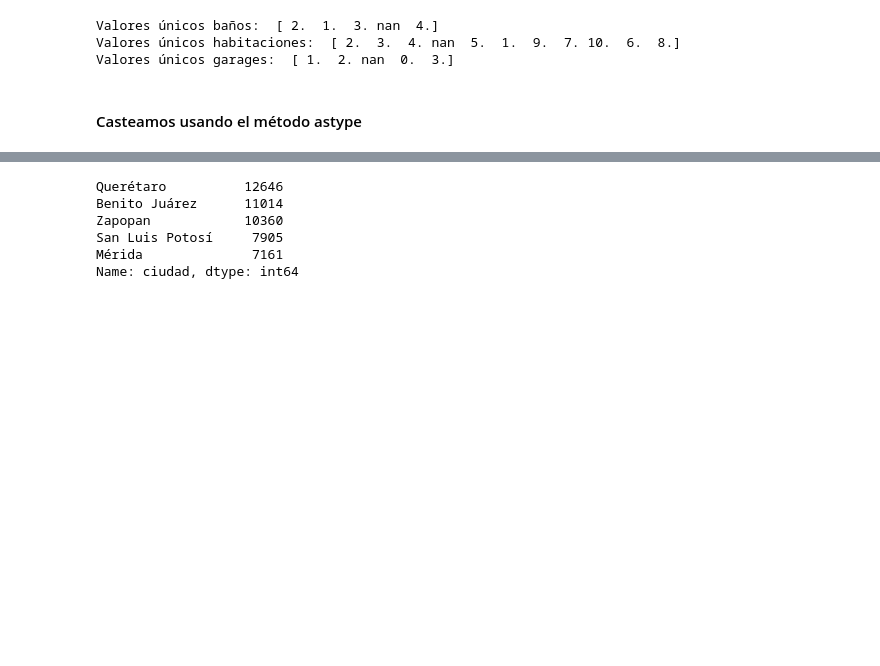
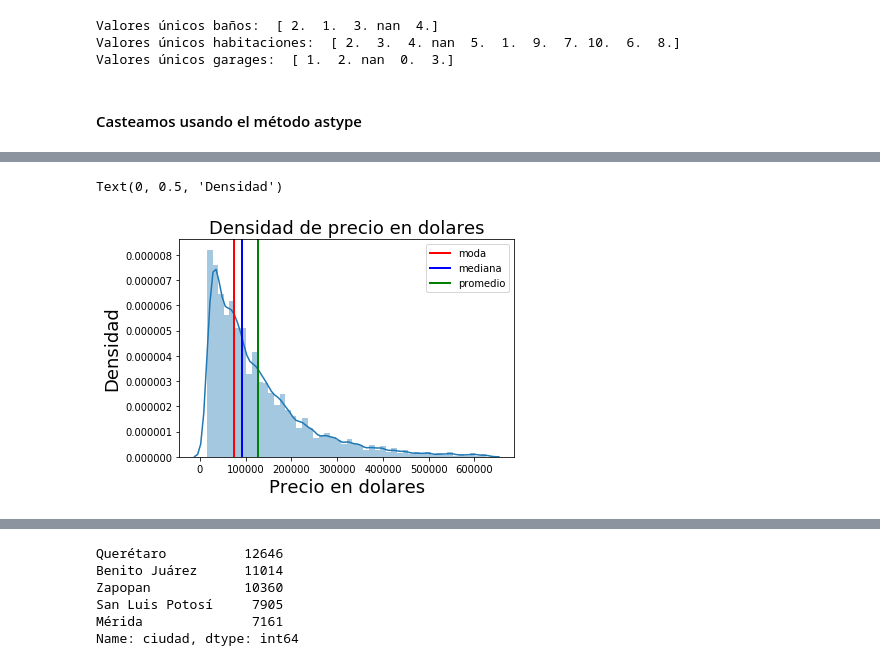
Before and after one commit to blukitas/groupby-banco-, a Jupyter notebook: Tp1/01-zona-prop-pandas.ipynb, the cells around one changed output, grey strips where cells are left out. Drawn from its saved outputs; the diff is of its cells as text; code cells hidden in the pictures; blank space fills up the shorter version.

```diff
--- a/Tp1/01-zona-prop-pandas.ipynb
+++ b/Tp1/01-zona-prop-pandas.ipynb
@@ -166,0 +157,20 @@ len(s_attr_methods & df_attr_methods) #they share 400 methods
+# %%
+# Plotteamos un density plot para el precio.
+promedio=df['precio_usd'].mean()
+mediana=df['precio_usd'].median()
+moda=df['precio_usd'].mode().get_values()[0]
+
+ax_hist = sns.distplot(df['precio_usd'])
+ax_hist.axvline(moda, color='r', linestyle='-',lw=2)
+ax_hist.axvline(mediana, color='b', linestyle='-',lw=2)
+ax_hist.axvline(promedio, color='g', linestyle='-',lw=2)
+ax_hist.legend(['moda','mediana','promedio'])
+ax_hist.set_title("Densidad de precio en dolares", fontsize=18)
+ax_hist.set_xlabel("Precio en dolares",fontsize=18)
+ax_hist.set_ylabel("Densidad", fontsize=18)
+
+# Vemos que es una distribución asimetríca positiva. Esto se da porque Mean>Me>Mo.
+# Hay que extraerle más jugo a ese dato.
+# %% [output]
+Text(0, 0.5, 'Densidad')
+[figure, added]
```
Also changed, not shown: parts of 19 cells of this notebook.
